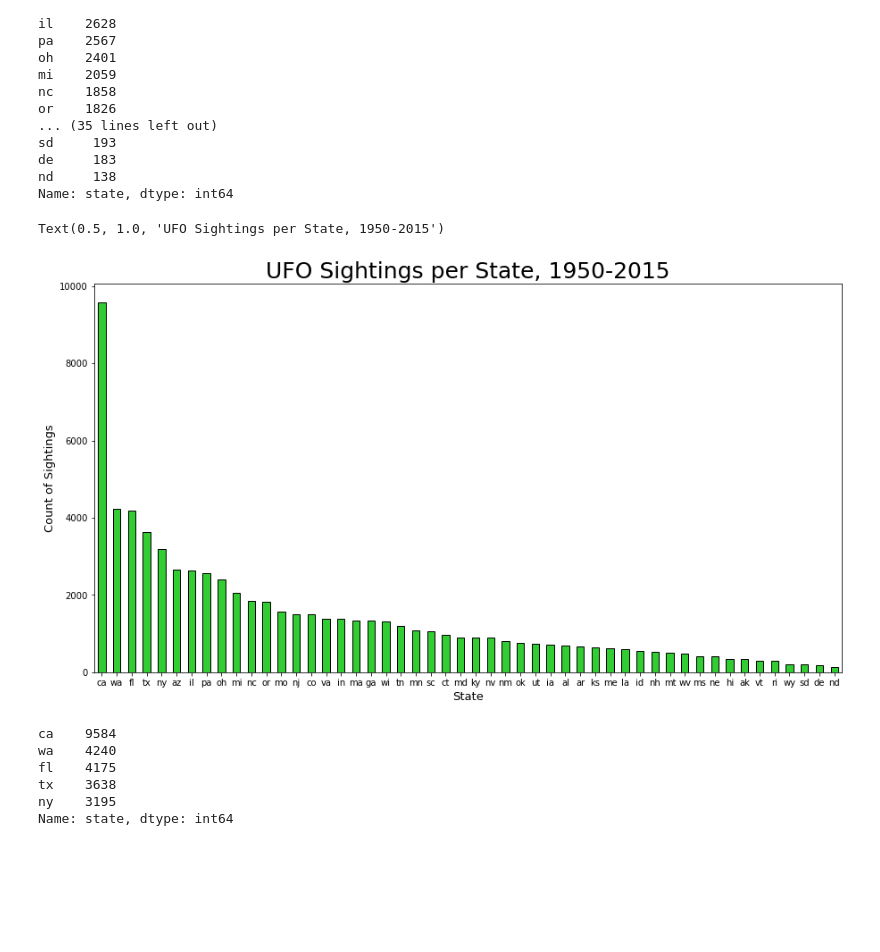
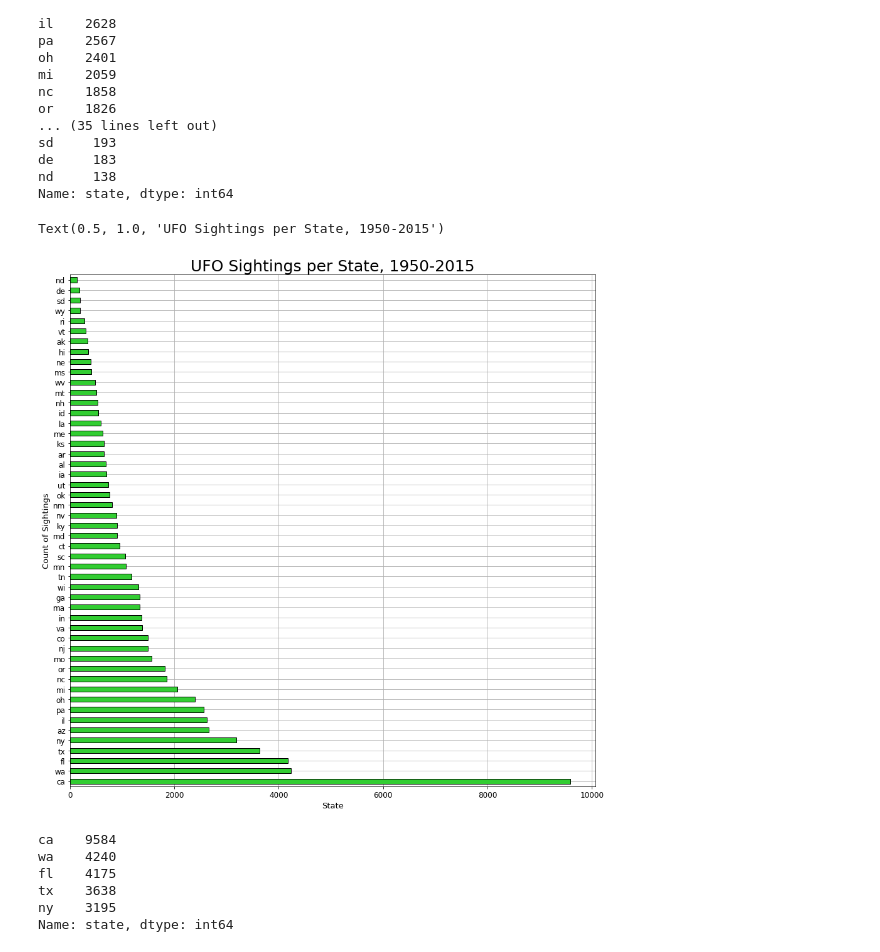
Before and after one commit to pha-drus/Project-1, a Jupyter notebook: Michele's UFO Branch/UFO - Michele.ipynb, the cells around one changed output. Cells and saved outputs as stored; diff of their text form; code cells hidden in the pictures; blank space fills up the shorter version.

```diff
--- a/Michele's UFO Branch/UFO - Michele.ipynb
+++ b/Michele's UFO Branch/UFO - Michele.ipynb
@@ -42,18 +43,16 @@ de     183
 nd     138
 Name: state, dtype: int64
 # %%
-plt.figure(figsize=(15,8))
-plot_pandas = state_count.plot.bar(color='limegreen',ec='black')
 
-plt.xticks(rotation=0)
-
-
+plot_pandas = state_count.plot.barh(color='limegreen',ec='black',figsize=(15,15),legend=False,zorder=5, grid=True)
+plt.xticks(rotation=0, size=12)
+plt.yticks(rotation=0, size=12)
 plt.xlabel("State", size=13)
 plt.ylabel("Count of Sightings", size=13)
 plt.title("UFO Sightings per State, 1950-2015", size=25)
 # %% [output]
 Text(0.5, 1.0, 'UFO Sightings per State, 1950-2015')
-[figure, old version]
+[figure, new version]
 # %%
 state_count_top5 = df_us['state'].value_counts().head(5)
 state_count_top5
```
Also changed, not shown: parts of 12 cells of this notebook, 4 other files.
